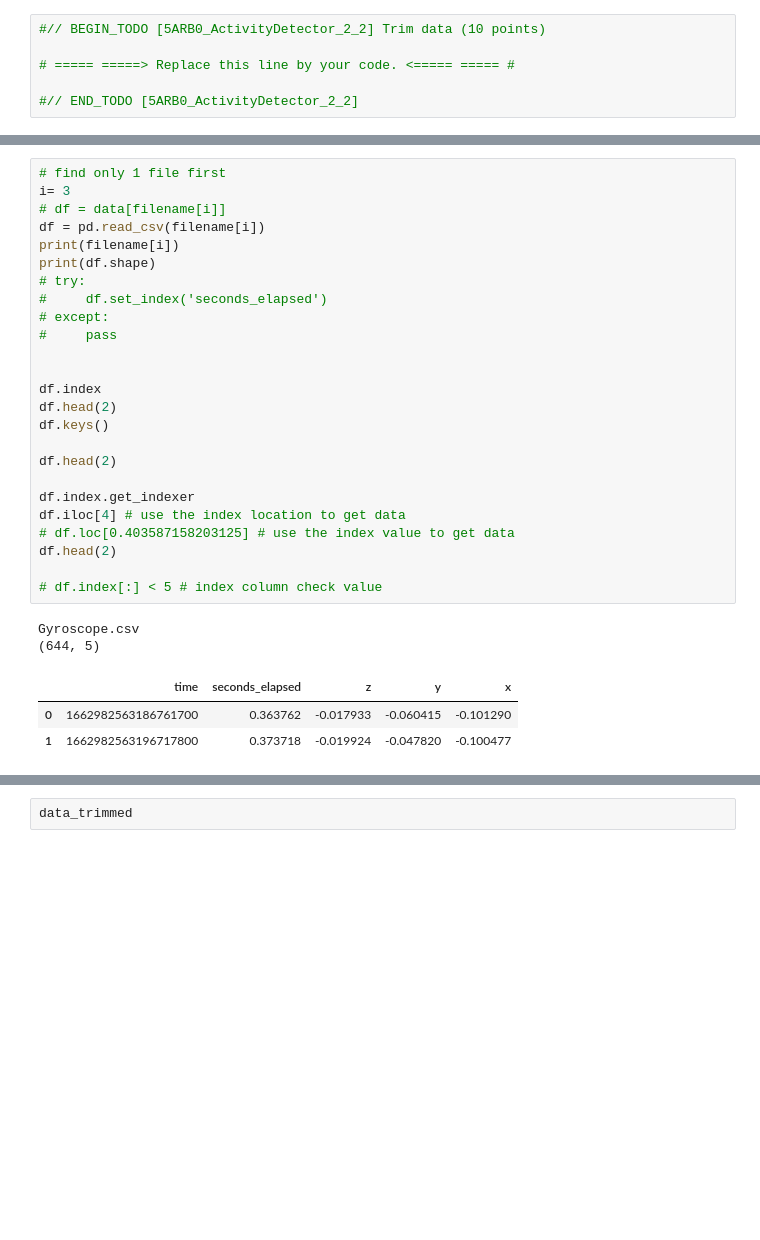
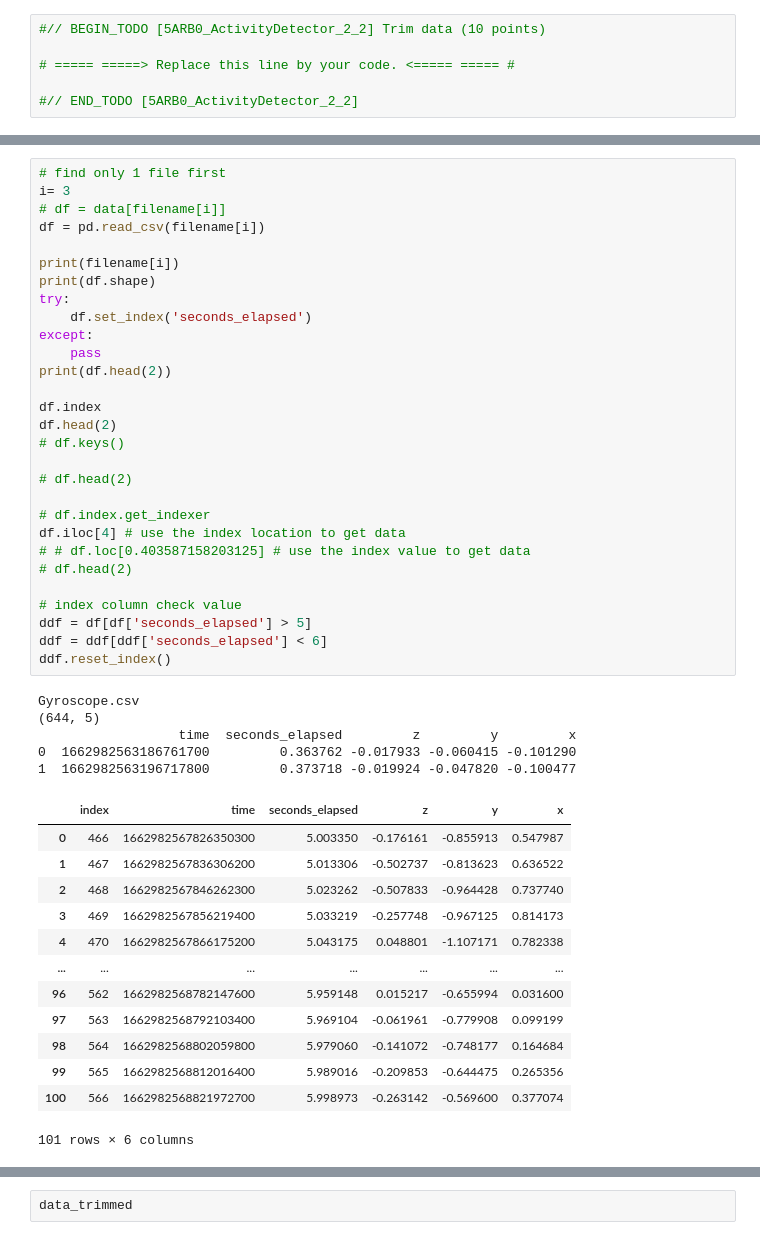
Before and after one commit to Lynch1206/5ARB0_1_1, a Jupyter notebook: activitydetector-template.ipynb, the cells around one changed output, grey strips where cells are left out. Cells and saved outputs as stored; diff of their text form; blank space fills up the shorter version.

```diff
--- a/activitydetector-template.ipynb
+++ b/activitydetector-template.ipynb
@@ -161,34 +152,51 @@ CSV Files in folder:  ['Accelerometer.csv', 'AccelerometerUncalibrated.csv', 'Gr
 # %%
 # find only 1 file first
 i= 3
 # df = data[filename[i]]
 df = pd.read_csv(filename[i])
+
 print(filename[i])
 print(df.shape)
-# try:
-#     df.set_index('seconds_elapsed')
-# except:
-#     pass
-
+try:
+    df.set_index('seconds_elapsed')
+except:
+    pass
+print(df.head(2))
 
 df.index
 df.head(2)
-df.keys()
+# df.keys()
 
-df.head(2)
+# df.head(2)
 
-df.index.get_indexer
+# df.index.get_indexer
 df.iloc[4] # use the index location to get data
-# df.loc[0.403587158203125] # use the index value to get data
-df.head(2)
+# # df.loc[0.403587158203125] # use the index value to get data
+# df.head(2)
 
-# df.index[:] < 5 # index column check value
+# index column check value
+ddf = df[df['seconds_elapsed'] > 5]
+ddf = ddf[ddf['seconds_elapsed'] < 6]
+ddf.reset_index()
 # %% [output]
 Gyroscope.csv
 (644, 5)
+                  time  seconds_elapsed         z         y         x
+0  1662982563186761700         0.363762 -0.017933 -0.060415 -0.101290
+1  1662982563196717800         0.373718 -0.019924 -0.047820 -0.100477
-|  | time | seconds_elapsed | z | y | x |
-| 0 | 1662982563186761700 | 0.363762 | -0.017933 | -0.060415 | -0.101290 |
-| 1 | 1662982563196717800 | 0.373718 | -0.019924 | -0.047820 | -0.100477 |
+|  | index | time | seconds_elapsed | z | y | x |
+| 0 | 466 | 1662982567826350300 | 5.003350 | -0.176161 | -0.855913 | 0.547987 |
+| 1 | 467 | 1662982567836306200 | 5.013306 | -0.502737 | -0.813623 | 0.636522 |
+| 2 | 468 | 1662982567846262300 | 5.023262 | -0.507833 | -0.964428 | 0.737740 |
+| 3 | 469 | 1662982567856219400 | 5.033219 | -0.257748 | -0.967125 | 0.814173 |
+| 4 | 470 | 1662982567866175200 | 5.043175 | 0.048801 | -1.107171 | 0.782338 |
+| ... | ... | ... | ... | ... | ... | ... |
+| 96 | 562 | 1662982568782147600 | 5.959148 | 0.015217 | -0.655994 | 0.031600 |
+| 97 | 563 | 1662982568792103400 | 5.969104 | -0.061961 | -0.779908 | 0.099199 |
+| 98 | 564 | 1662982568802059800 | 5.979060 | -0.141072 | -0.748177 | 0.164684 |
+| 99 | 565 | 1662982568812016400 | 5.989016 | -0.209853 | -0.644475 | 0.265356 |
+| 100 | 566 | 1662982568821972700 | 5.998973 | -0.263142 | -0.569600 | 0.377074 |
+101 rows × 6 columns
 # %%
 max(df.index[:])
 df.index[:]
```
Also changed, not shown: parts of 5 cells of this notebook.
